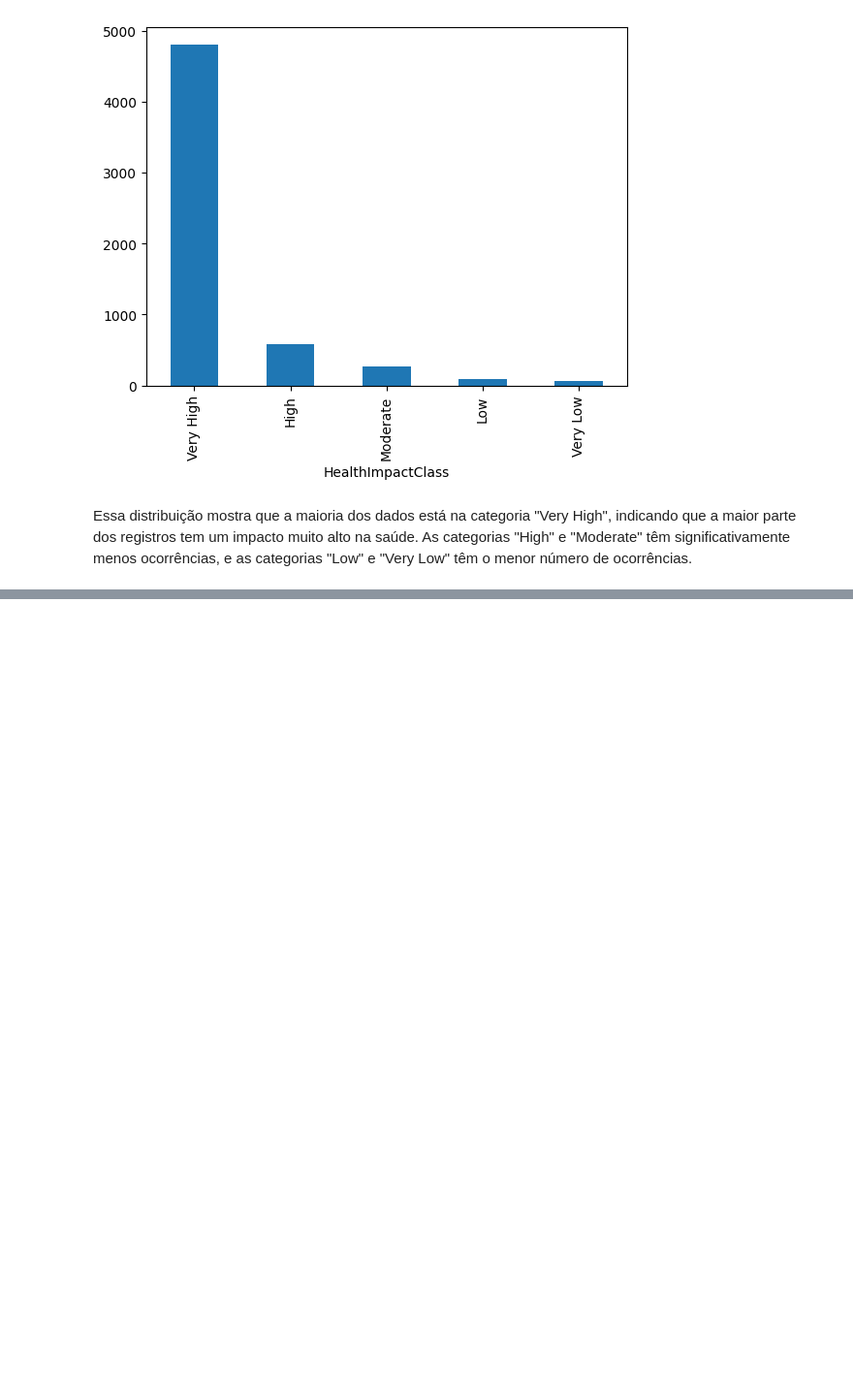
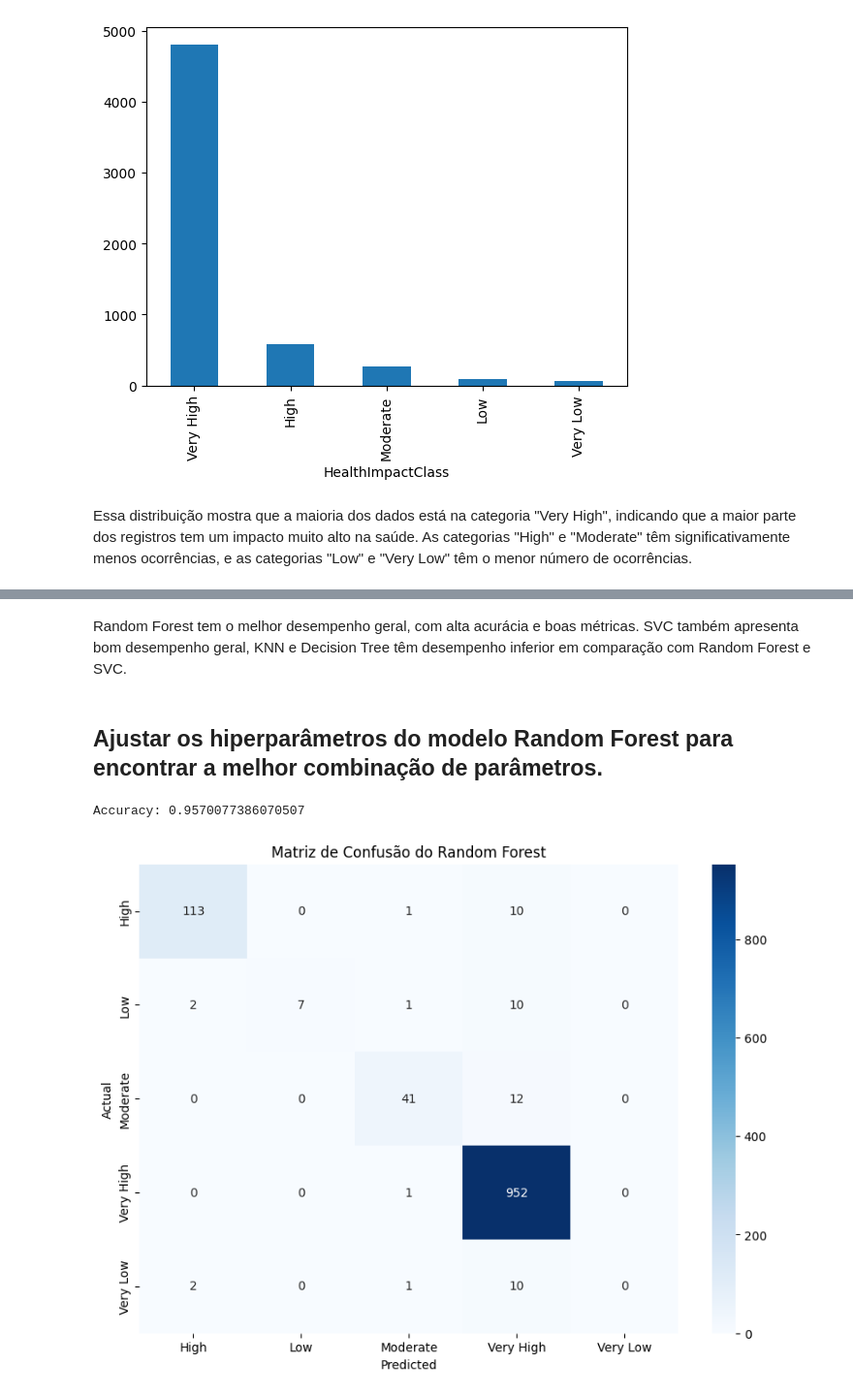
Before and after one commit to Mariana-Marinho/Health-Data-Project, a Jupyter notebook: Projeto_HealthData.ipynb, the cells around one changed output, grey strips where cells are left out. Shown at 97% size. Saved outputs shown, nothing was run; the diff lists cells and outputs as text; code cells hidden in the pictures; blank space fills up the shorter version.

Commit message:
feat: add modelo

```diff
--- a/Projeto_HealthData.ipynb
+++ b/Projeto_HealthData.ipynb
@@ -211,0 +262,5 @@ Essa distribuição mostra que a maioria dos dados está na categoria "Very High
+# %%
+X = df.drop('HealthImpactClass', axis=1)            # features
+y = df['HealthImpactClass']         # target variable
+
+X_train, X_test, y_train, y_test = train_test_split(X, y, test_size=0.2, random_state=42)
@@ -211,0 +331,38 @@ Essa distribuição mostra que a maioria dos dados está na categoria "Very High
+# %% [markdown]
+Random Forest tem o melhor desempenho geral, com alta acurácia e boas métricas. SVC também apresenta bom desempenho geral, KNN e Decision Tree têm desempenho inferior em comparação com Random Forest e SVC.
+# %% [markdown]
+## Ajustar os hiperparâmetros do modelo Random Forest para encontrar a melhor combinação de parâmetros.
+# %%
+parameters = {
+    'n_estimators': [100,150],
+    'max_depth':[5, 8, 10],
+    'bootstrap':[True],
+    'max_samples':[0.5,0.75,1],
+    'max_features':['sqrt','log2']
+}
+grid = GridSearchCV(random_forest,param_grid = parameters,n_jobs = -1)
+grid.fit(X_train,y_train)
+grid_pred = grid.predict(X_test)
+
+accuracy_score(y_test, grid_pred)
+print(f'Accuracy: {accuracy_score(y_test, grid_pred)}')
+# %% [output]
+Accuracy: 0.9570077386070507
+# %%
+# a partir da escolha dos melhores paramentros para o modelo, vamos atualizar o modelo e vamos plotar as features importances
+best_params = grid.best_params_
+random_forest = RandomForestClassifier(n_estimators=best_params['n_estimators'], max_depth=best_params['max_depth'], bootstrap=best_params['bootstrap'], max_samples=best_params['max_samples'], max_features=best_params['max_features'])
+random_forest.fit(X_train, y_train)
+best_pred = random_forest.predict(X_test)
+# %%
+cm = confusion_matrix(y_test, best_pred)
+
+# Plotar a matriz de confusão
+plt.figure(figsize=(10, 7))
+sns.heatmap(cm, annot=True, fmt='d', cmap='Blues', xticklabels=random_forest.classes_, yticklabels=random_forest.classes_)
+plt.xlabel('Predicted')
+plt.ylabel('Actual')
+plt.title('Matriz de Confusão do Random Forest')
+plt.show()
+# %% [output]
+[figure, added]
```
Also changed, not shown: parts of 25 cells of this notebook, 2 other files.
